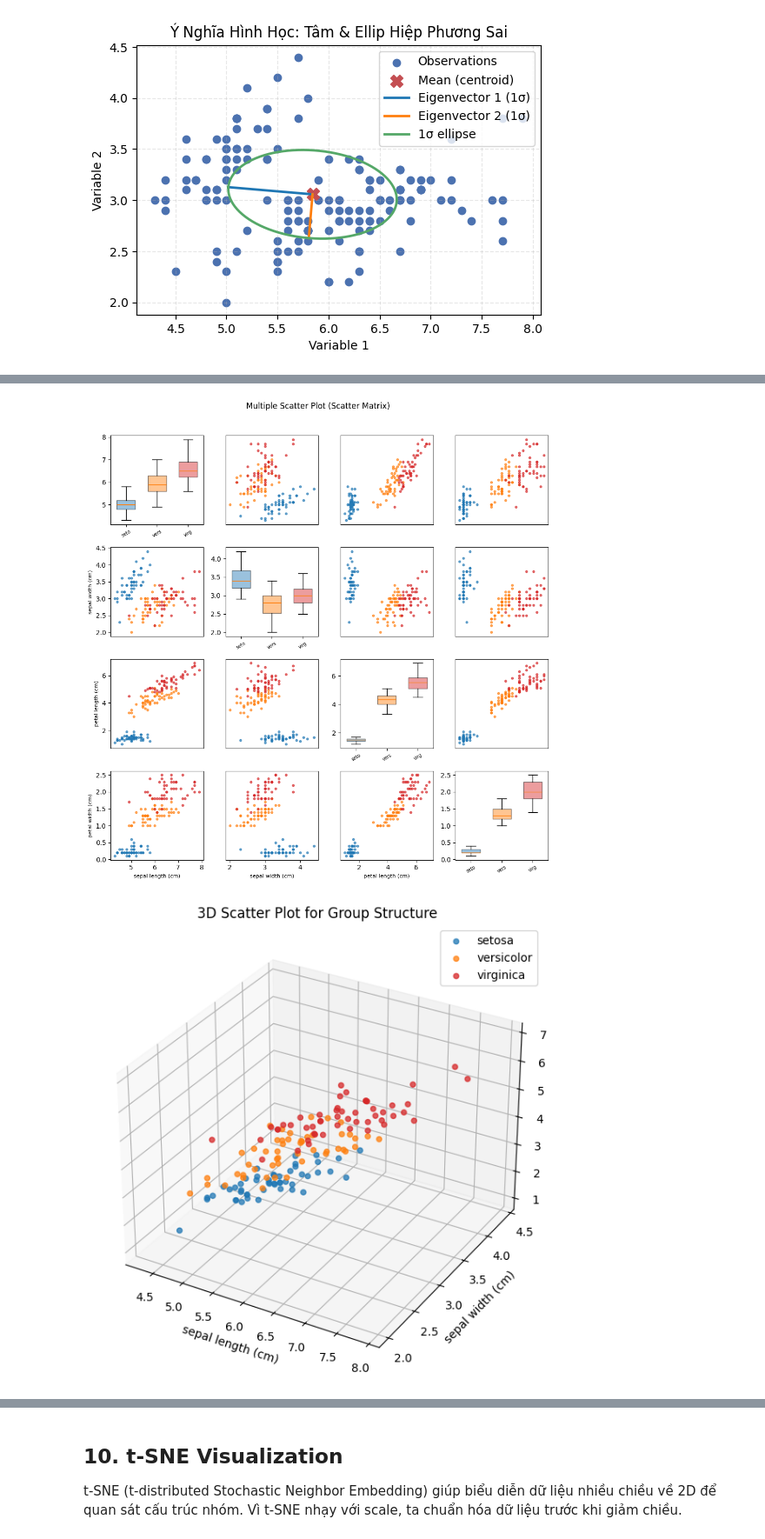
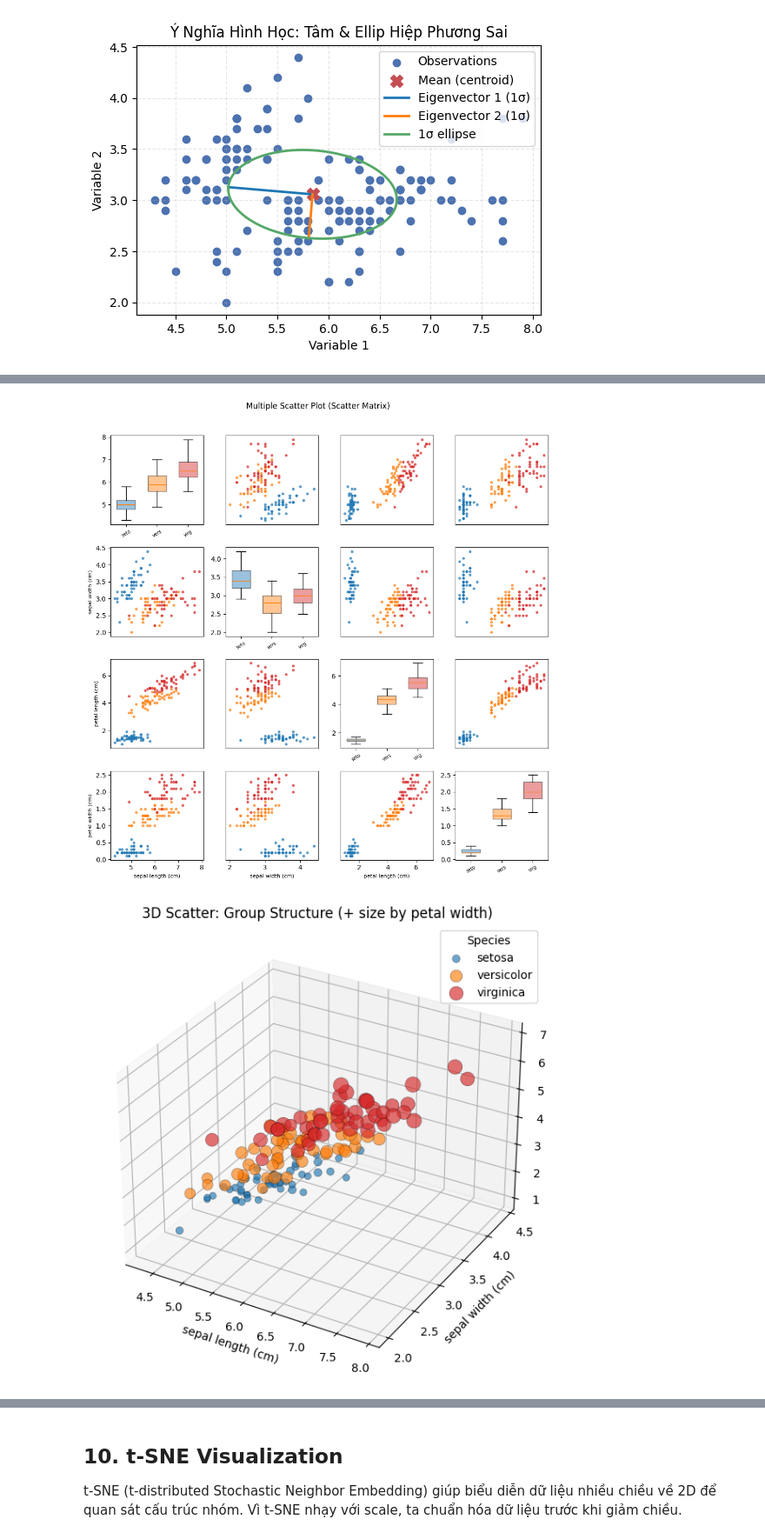
Before and after one commit to ntnthinh205/gk_msa, a Jupyter notebook: multivariate_statistics.ipynb, the cells around one changed output, grey strips where cells are left out. Shown at 87% size. Drawn from its saved outputs; the diff is of its cells as text; code cells hidden in the pictures.

```diff
--- a/multivariate_statistics.ipynb
+++ b/multivariate_statistics.ipynb
@@ -135,14 +135,14 @@ Biểu diễn trực quan giúp nhận biết nhanh các mẫu hình giữa các
 # %%
 fig, axes = plt.subplots(1, 3, figsize=(18, 4))
 axes_arr = axes if isinstance(axes, np.ndarray) else np.array([axes], dtype=object)
-var_labels = [f"Variable {idx+1}" for idx in range(p)]
+var_labels = [name.replace(" (cm)", "") for name in feature_names]
 positions = np.arange(p)
 
 # Bar chart to compare mean vs variance magnitude per variable
 axes_arr[0].bar(positions - 0.15, mean_vector, width=0.3, label="Mean", color="#4C72B0")
 axes_arr[0].bar(positions + 0.15, variance_vector, width=0.3, label="Variance", color="#55A868")
 axes_arr[0].set_xticks(positions)
-axes_arr[0].set_xticklabels(var_labels)
+axes_arr[0].set_xticklabels(var_labels, rotation=15)
 axes_arr[0].set_title("Mean vs Variance")
 axes_arr[0].legend()
 axes_arr[0].grid(axis="y", linestyle="--", alpha=0.4)
@@ -157,7 +157,7 @@ for ax, (matrix, title) in zip(axes_arr[1:], heatmap_targets):
     im = ax.imshow(matrix, cmap="coolwarm", vmin=-scale, vmax=scale)
     ax.set_xticks(positions)
     ax.set_yticks(positions)
-    ax.set_xticklabels(var_labels)
+    ax.set_xticklabels(var_labels, rotation=30, ha="right")
     ax.set_yticklabels(var_labels)
     ax.set_title(title)
     for row in range(p):
@@ -338,44 +337,39 @@ plt.suptitle("Multiple Scatter Plot (Scatter Matrix)", y=1.02)
 plt.tight_layout()
 plt.show()
 
-# 3) 3D scatter plot (group structure)
-fig = plt.figure(figsize=(8, 6))
+# 3) 3D scatter plot (group structure) + biến thứ 4 bằng kích thước điểm
+fig = plt.figure(figsize=(9, 6))
 ax = fig.add_subplot(111, projection="3d")
+
+size_raw = data[:, 3]  # petal width (biến thứ 4)
+size_span = np.max(size_raw) - np.min(size_raw)
+if size_span == 0:
+    size_scaled = np.full(n, 80.0)
+else:
+    size_scaled = 30.0 + (size_raw - np.min(size_raw)) * (180.0 - 30.0) / size_span
+
 for g, color in enumerate(colors):
     mask = target == g
+    marker_sizes = size_scaled[mask].astype(float).tolist()
     ax.scatter(
         data[mask, 0], data[mask, 1], data[mask, 2],
-        color=color, alpha=0.75, label=target_names[g]
+        s=marker_sizes,
+        color=color,
+        alpha=0.65,
+        edgecolor="black",
+        linewidth=0.3,
+        label=target_names[g]
     )
+
 ax.set_xlabel(feature_names[0])
 ax.set_ylabel(feature_names[1])
 ax.set_zlabel(feature_names[2])
-ax.set_title("3D Scatter Plot for Group Structure")
-ax.legend()
+ax.set_title("3D Scatter: Group Structure (+ size by petal width)")
+ax.legend(title="Species")
 plt.tight_layout()
 plt.show()
 
-# 4) Graph of growth curves (parallel profiles cho một số quan sát)
-fig, ax = plt.subplots(figsize=(10, 5))
-x = np.arange(num_features)
-sample_per_group = 8
-for g, color in enumerate(colors):
-    idx = np.where(target == g)[0][:sample_per_group]
-    for k, row_idx in enumerate(idx):
-        alpha = 0.2 + 0.6 * (k == 0)
-        label = target_names[g] if k == 0 else None
-        ax.plot(x, data_norm[row_idx], color=color, alpha=alpha, linewidth=1.5, label=label)
-ax.set_xticks(x)
-ax.set_xticklabels(feature_names, rotation=15)
-ax.set_ylim(0, 1)
-ax.set_ylabel("Normalized value")
-ax.set_title("Growth Curves (Parallel Profile Lines)")
-ax.grid(True, linestyle="--", alpha=0.3)
-ax.legend()
-plt.tight_layout()
-plt.show()
-
-# 5) Stars (star glyphs cho trung bình từng nhóm)
+# 4) Stars (star glyphs cho trung bình từng nhóm)
 angles = np.linspace(0, 2 * np.pi, num_features, endpoint=False)
 angles_closed = np.concatenate([angles, [angles[0]]])
 
@@ -393,7 +387,7 @@ for g, ax in enumerate(axes_arr):
 plt.tight_layout()
 plt.show()
 
-# 6) Chernoff Faces (vẽ mặt đơn giản từ 4 biến đã chuẩn hóa)
+# 5) Chernoff Faces (vẽ mặt đơn giản từ 4 biến đã chuẩn hóa)
 def draw_face(ax: Axes, values, title=""):
     # values gồm 4 phần tử trong [0, 1]
     eye_size = 0.05 + 0.05 * values[0]
@@ -402,31 +396,31 @@ def draw_face(ax: Axes, values, title=""):
     mouth_width = 0.35 + 0.2 * values[3]
 
     face = Circle((0.5, 0.5), 0.42, fill=False, linewidth=2)
     ax.add_patch(face)
 
     left_eye = Circle((0.35, eye_y), eye_size, color="black")
     right_eye = Circle((0.65, eye_y), eye_size, color="black")
     ax.add_patch(left_eye)
     ax.add_patch(right_eye)
 
     xs = np.linspace(0.5 - mouth_width / 2, 0.5 + mouth_width / 2, 100)
     ys = 0.28 + mouth_curve * (xs - 0.5) ** 2
     ax.plot(xs, ys, color="black", linewidth=2)
 
     ax.set_xlim(0, 1)
     ax.set_ylim(0, 1)
     ax.set_aspect("equal")
     ax.axis("off")
     ax.set_title(title)
 
 group_means = np.array([data_norm[target == g].mean(axis=0) for g in range(3)])
 fig, axes = plt.subplots(1, 3, figsize=(12, 4))
 axes_arr = axes if isinstance(axes, np.ndarray) else np.array([axes], dtype=object)
 for g, ax in enumerate(axes_arr):
     draw_face(ax, group_means[g], title=f"Chernoff: {target_names[g]}")
 plt.tight_layout()
 plt.show()
 # %% [output]
 [figure]
 [figure]
-[figure, old version]
+[figure, new version]
```
Also changed, not shown: parts of 4 cells of this notebook.
